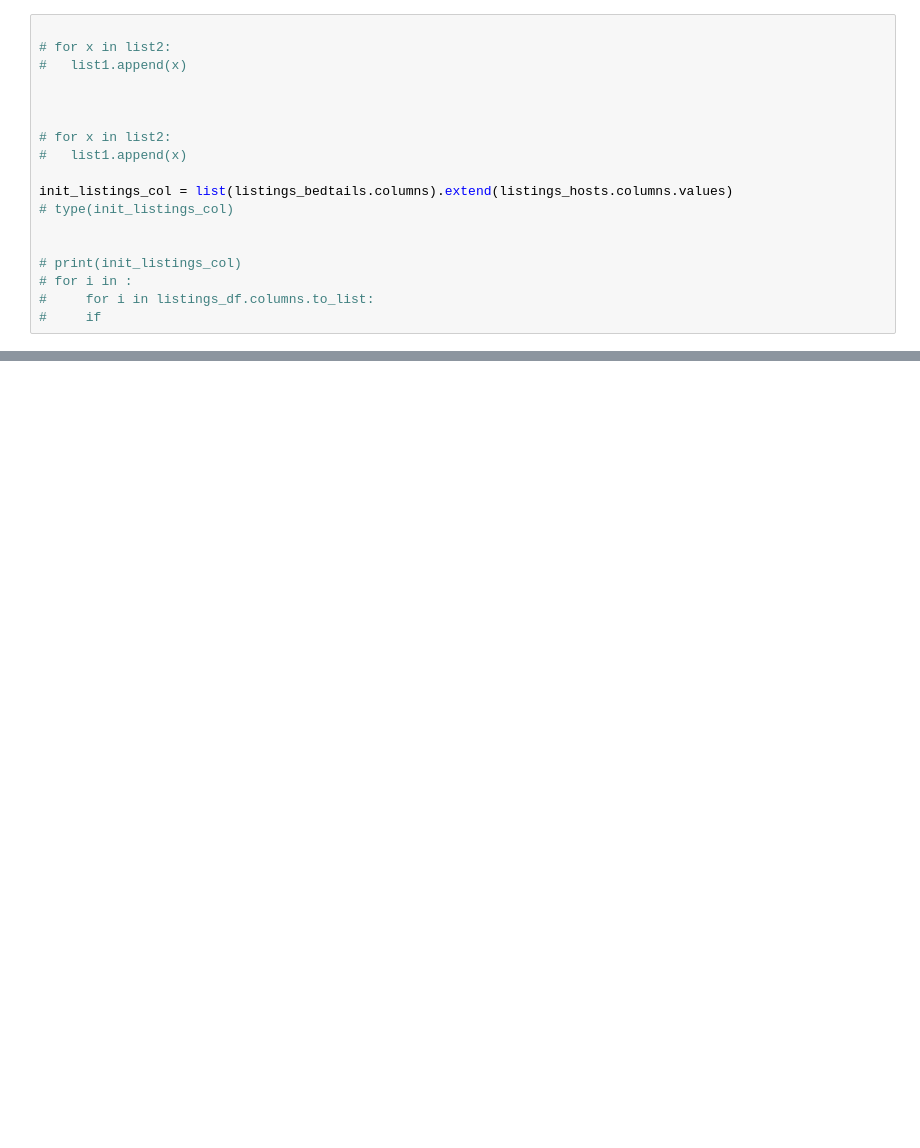
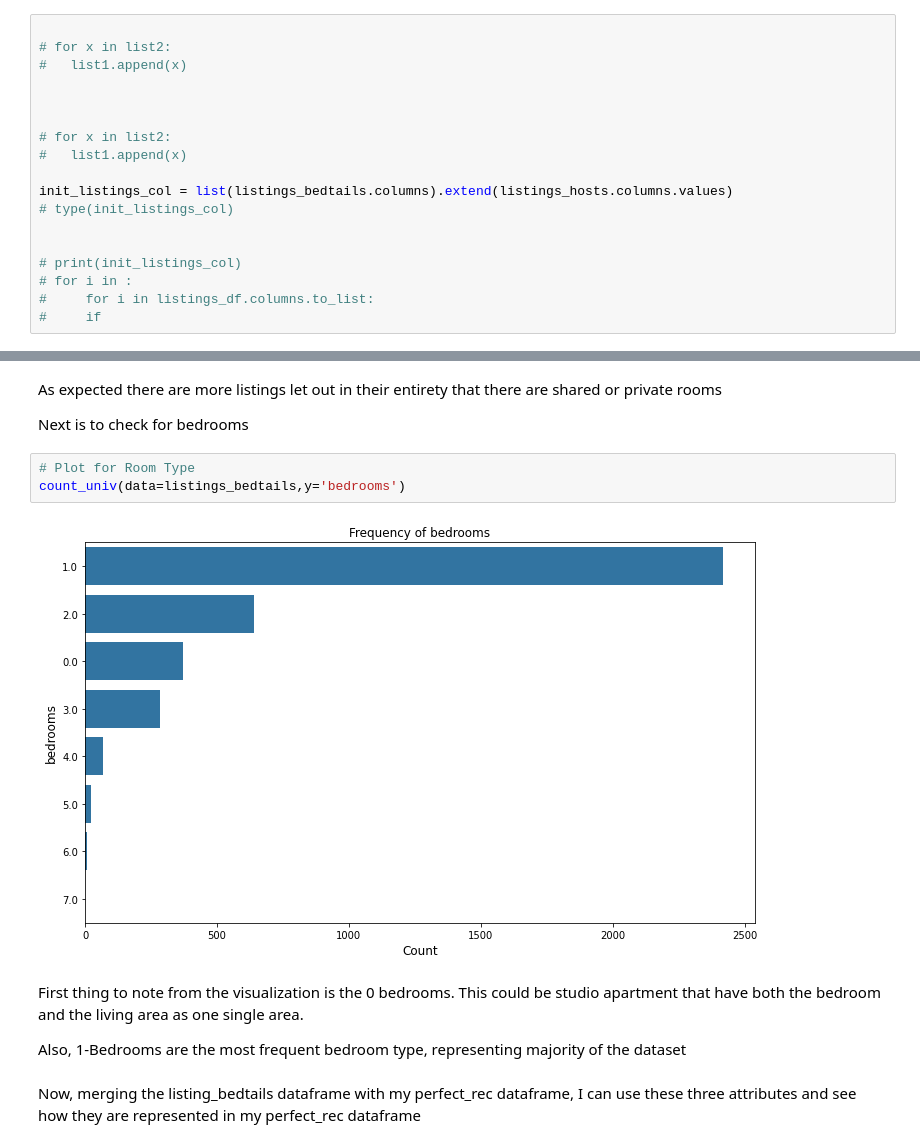
Before and after one commit to fabdanolu/Seattle-Airbnb, a Jupyter notebook: seattle.ipynb, the cells around one changed output, grey strips where cells are left out. Saved outputs shown, nothing was run; the diff lists cells and outputs as text; blank space fills up the shorter version.

```diff
--- a/seattle.ipynb
+++ b/seattle.ipynb
@@ -366,0 +674,15 @@ listings_df.shape
+# %% [markdown]
+As expected there are more listings let out in their entirety that there are shared or private rooms
+
+Next is to check for bedrooms
+# %%
+# Plot for Room Type
+count_univ(data=listings_bedtails,y='bedrooms')
+# %% [output]
+[figure, added]
+# %% [markdown]
+First thing to note from the visualization is the 0 bedrooms. This could be studio apartment that have both the bedroom and the living area as one single area.
+
+Also, 1-Bedrooms are the most frequent bedroom type, representing majority of the dataset
+# %% [markdown]
+Now, merging the listing_bedtails dataframe with my perfect_rec dataframe, I can use these three attributes and see how they are represented in my perfect_rec dataframe
```
Also changed, not shown: parts of 54 cells of this notebook.
